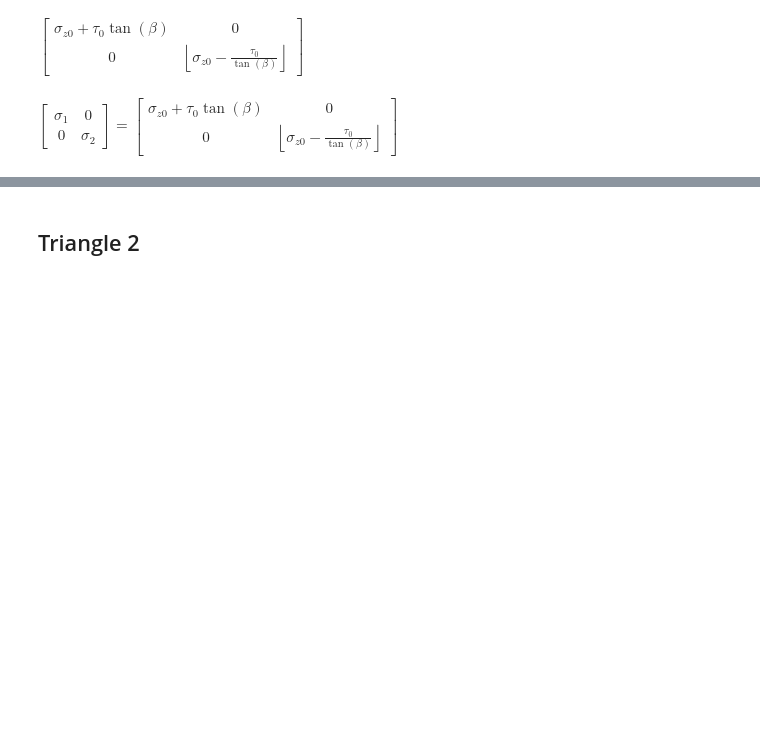
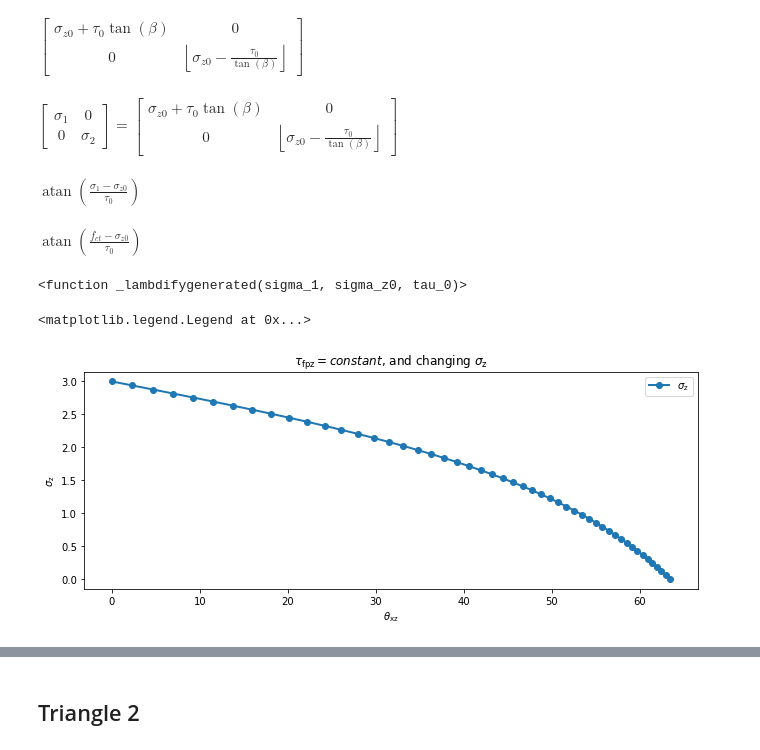
Before and after one commit to bmcs-group/bmcs_shear_zone, a Jupyter notebook: notebooks/fib/crack_tip_martin_concept_implementation.ipynb, the cells around one changed output, grey strips where cells are left out. Cells and saved outputs as stored; diff of their text form; code cells hidden in the pictures; blank space fills up the shorter version.

```diff
--- a/notebooks/fib/crack_tip_martin_concept_implementation.ipynb
+++ b/notebooks/fib/crack_tip_martin_concept_implementation.ipynb
@@ -95,3 +95,36 @@ sig_ps_1 = sp.Eq(sigma_ps, sigma_ps_equiv_1)
 sig_ps_1
 # %% [output]
 $\displaystyle \left[\begin{matrix}\sigma_{1} & 0\\0 & \sigma_{2}\end{matrix}\right] = \left[\begin{matrix}\sigma_{z0} + \tau_{0} \tan{\left(\beta \right)} & 0\\0 & \left\lfloor{\sigma_{z0} - \frac{\tau_{0}}{\tan{\left(\beta \right)}}}\right\rfloor\end{matrix}\right]$
+# %%
+beta_solved = sp.solve(sp.Eq(sigma_ps[0,0], sigma_ps_equiv_1[0,0]), beta)[0]
+beta_solved
+# %% [output]
+$\displaystyle \operatorname{atan}{\left(\frac{\sigma_{1} - \sigma_{z0}}{\tau_{0}} \right)}$
+# %%
+f_ct = sp.Symbol('f_ct')
+beta_subs = beta_solved.subs(sigma_1, f_ct)
+beta_subs
+# %% [output]
+$\displaystyle \operatorname{atan}{\left(\frac{f_{ct} - \sigma_{z0}}{\tau_{0}} \right)}$
+# %%
+get_beta = sp.lambdify((sigma_1, sigma_z0, tau_0), beta_solved)
+get_beta
+# %% [output]
+<function _lambdifygenerated(sigma_1, sigma_z0, tau_0)>
+# %%
+import matplotlib.pylab as plt
+_, ax1 = plt.subplots(1, 1, figsize=(11,4))
+
+f_ct_val = 3
+eta = 0.5
+tau_xx = eta * f_ct_val
+sigma_z = np.linspace(0, 3, 50)
+theta_xz = get_beta(f_ct_val, sigma_z, tau_xx)
+
+ax1.plot(theta_xz * 180/ np.pi,  sigma_z, 'o-', lw= 2, label = r'$\sigma_{\mathrm{z}}}$')
+ax1.set_xlabel(r'$\theta_{\mathrm{xz}}$'); ax1.set_ylabel(r'$\sigma_{\mathrm{z}}$');
+ax1.set_title(r'$\tau_{\mathrm{fpz}} = constant$, and changing $\sigma_{\mathrm{z}}$')
+ax1.legend()
+# %% [output]
+<matplotlib.legend.Legend at 0x...>
+[figure, added]
```
Also changed, not shown: parts of 3 cells of this notebook, 1 other file.
